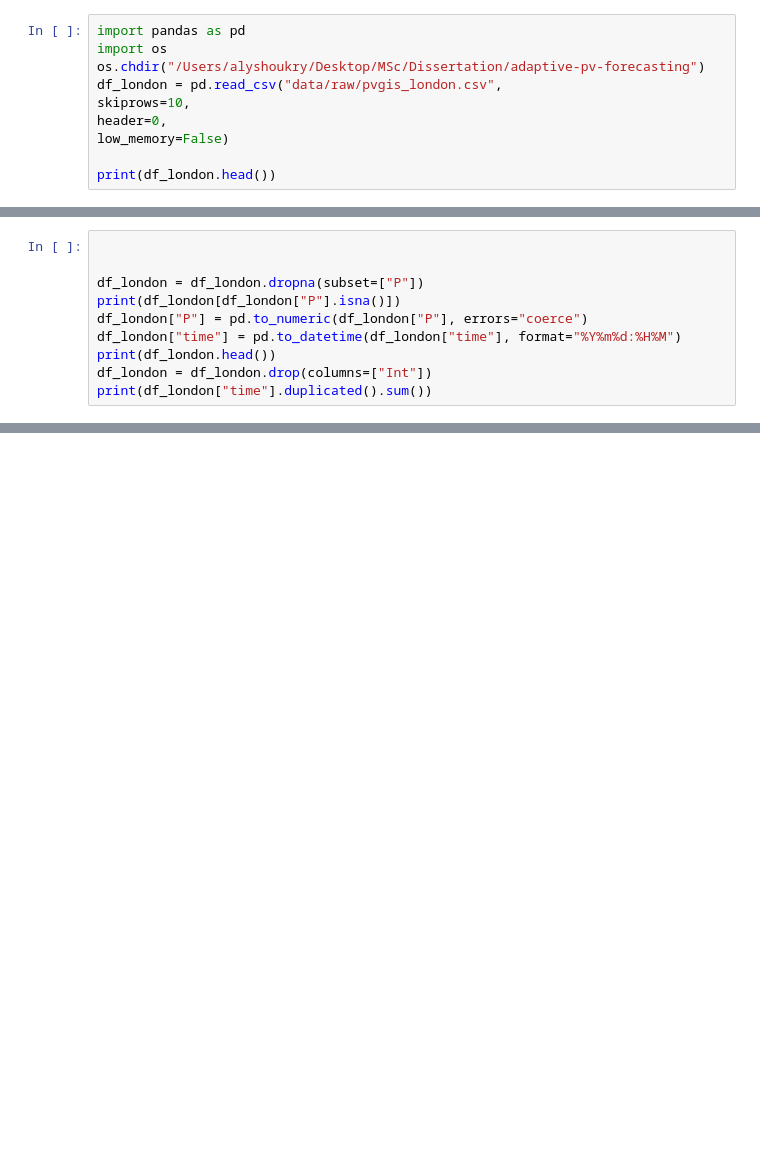
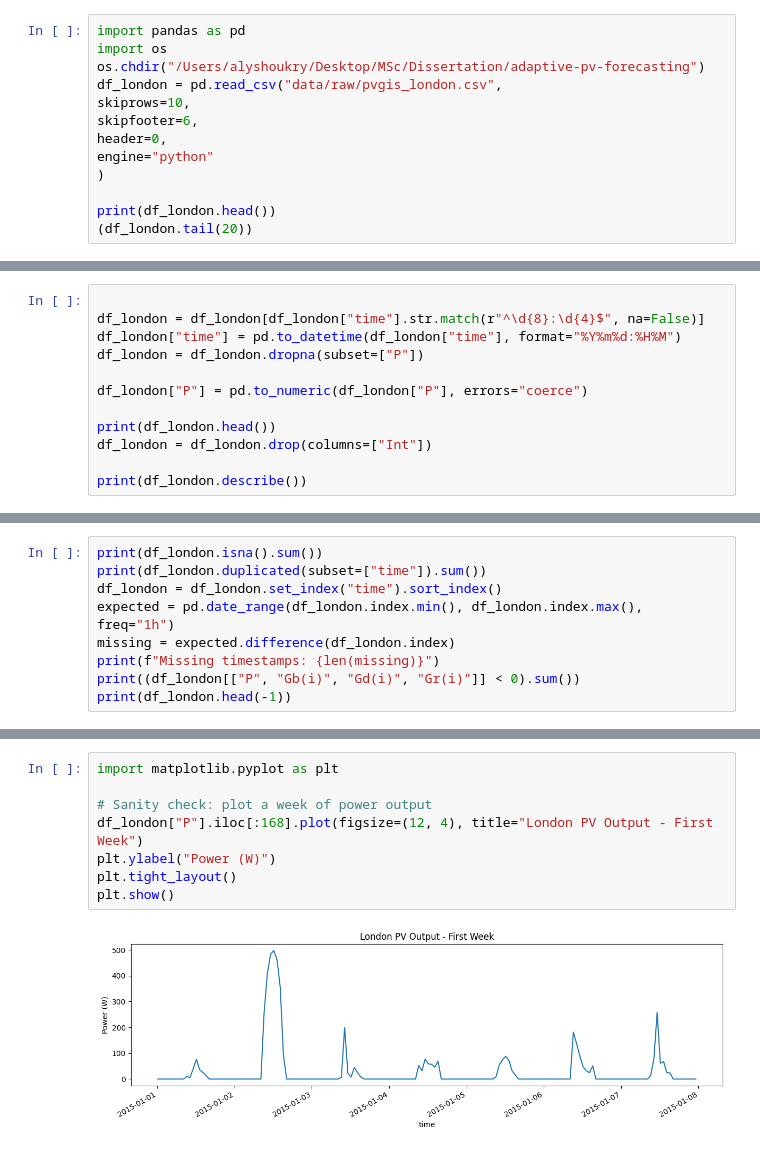
Before and after one commit to AlyHafez/adaptive-pv-forecasting, a Jupyter notebook: notebooks/eda.ipynb, the cells around one changed output, grey strips where cells are left out. Cells and saved outputs as stored; diff of their text form; blank space fills up the shorter version.

Commit message:
visualize sample of data to ensure processing works

```diff
--- a/notebooks/eda.ipynb
+++ b/notebooks/eda.ipynb
@@ -4,10 +4,13 @@ import os
 os.chdir("/Users/alyshoukry/Desktop/MSc/Dissertation/adaptive-pv-forecasting")
 df_london = pd.read_csv("data/raw/pvgis_london.csv",
 skiprows=10,
+skipfooter=6,
 header=0,
-low_memory=False)
+engine="python"
+)
 
 print(df_london.head())
+(df_london.tail(20))
 # %% [output]
             time    P  Gb(i)  Gd(i)  Gr(i)  H_sun   T2m  WS10m  Int
 0  20150101:0010  0.0    0.0    0.0    0.0    0.0  4.61   4.14  0.0
@@ -18,11 +38,13 @@ print(df_london.head())
 # %%
 
+df_london = df_london[df_london["time"].str.match(r"^\d{8}:\d{4}$", na=False)]
+df_london["time"] = pd.to_datetime(df_london["time"], format="%Y%m%d:%H%M")
+df_london = df_london.dropna(subset=["P"])
 
-df_london = df_london.dropna(subset=["P"])
-print(df_london[df_london["P"].isna()])
 df_london["P"] = pd.to_numeric(df_london["P"], errors="coerce")
-df_london["time"] = pd.to_datetime(df_london["time"], format="%Y%m%d:%H%M")
+
 print(df_london.head())
 df_london = df_london.drop(columns=["Int"])
-print(df_london["time"].duplicated().sum())
+
+print(df_london.describe())
 # %% [output]
@@ -38,0 +68,9 @@ Index: []
+# %%
+print(df_london.isna().sum())
+print(df_london.duplicated(subset=["time"]).sum())
+df_london = df_london.set_index("time").sort_index()
+expected = pd.date_range(df_london.index.min(), df_london.index.max(), freq="1h")
+missing = expected.difference(df_london.index)
+print(f"Missing timestamps: {len(missing)}")
+print((df_london[["P", "Gb(i)", "Gd(i)", "Gr(i)"]] < 0).sum())
+print(df_london.head(-1))
@@ -38,0 +95,10 @@ Index: []
+# %%
+import matplotlib.pyplot as plt
+
+# Sanity check: plot a week of power output
+df_london["P"].iloc[:168].plot(figsize=(12, 4), title="London PV Output - First Week")
+plt.ylabel("Power (W)")
+plt.tight_layout()
+plt.show()
+# %% [output]
+[figure, added]
```
Also changed, not shown: parts of 3 cells of this notebook.
